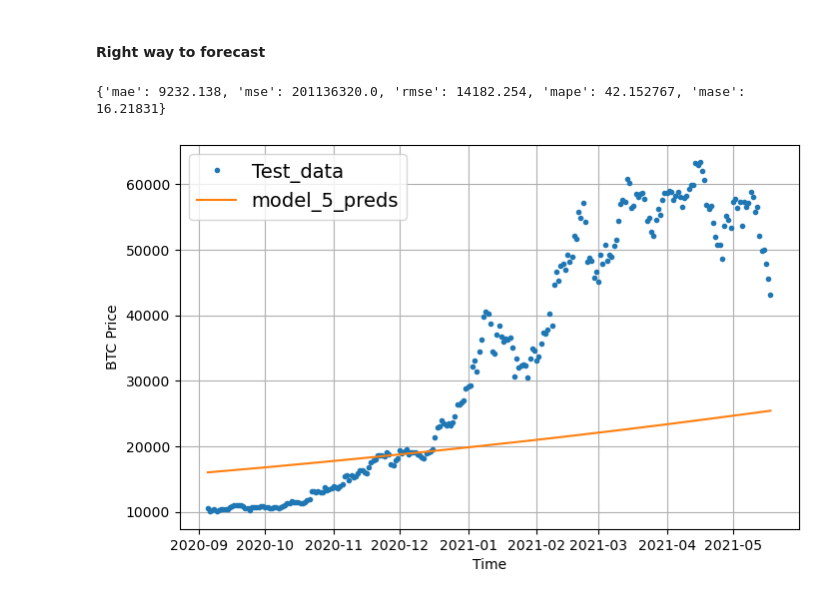
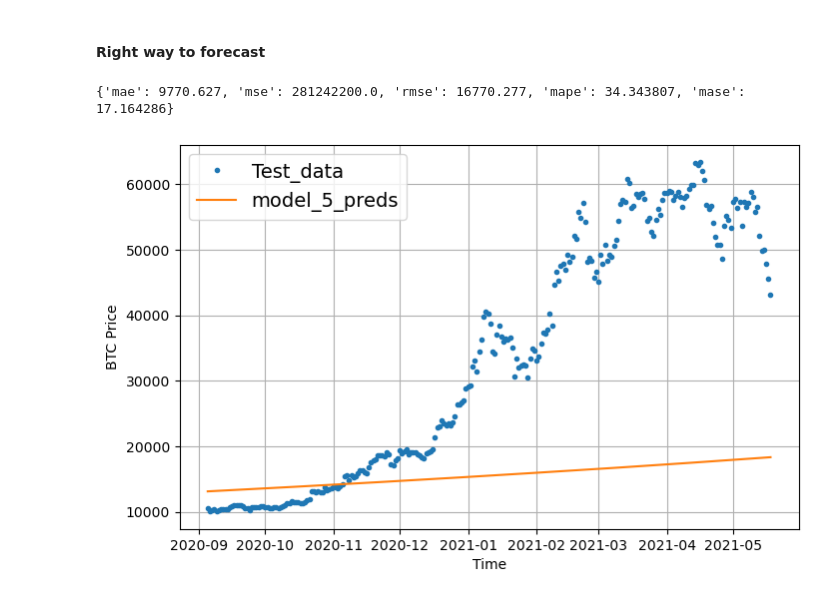
Before and after one commit to MNGARCIA085/Time-Series-with-Deep-Leaning, a Jupyter notebook: Univariate/Bitcoin Prediction/Bitcoin Prediction.ipynb, the cells around one changed output. Drawn from its saved outputs; the diff is of its cells as text; code cells hidden in the pictures.

```diff
--- a/Univariate/Bitcoin Prediction/Bitcoin Prediction.ipynb
+++ b/Univariate/Bitcoin Prediction/Bitcoin Prediction.ipynb
@@ -1386,23 +1369,23 @@ plot_comparisson(X_test[-len(test_windows):], test_labels[:, 0], model_5_preds,
 # %%
 # predictions
 future_forecast_5 = make_future_forecast(model=model_5,
-                                       initial_window=train_windows[-1],
+                                       initial_window=test_windows[0],
                                        into_future=len(test_labels),
                                        window_size=WINDOW_SIZE,
                                        verbose=False)
 
 # evaluation
 model_5_results = evaluate_preds(y_true=tf.squeeze(test_labels),
                                  y_pred=future_forecast_5)
 
 print(model_5_results)
 
 # plot
 plot_comparisson(X_test[-len(test_windows):], test_labels[:, 0], future_forecast_5, 'model_5_preds',
                  figsize=(8, 5))
 # %% [output]
-{'mae': 9232.138, 'mse': 201136320.0, 'rmse': 14182.254, 'mape': 42.152767, 'mase': 16.21831}
+{'mae': 9770.627, 'mse': 281242200.0, 'rmse': 16770.277, 'mape': 34.343807, 'mase': 17.164286}
-[figure, old version]
+[figure, new version]
 # %% [markdown]
 <a name="6.6"></a>
 ### <font color='#1f618d'> <b> 6.6. Ensemble </font> </b>
```
Also changed, not shown: parts of 68 cells of this notebook, 26 other files.
